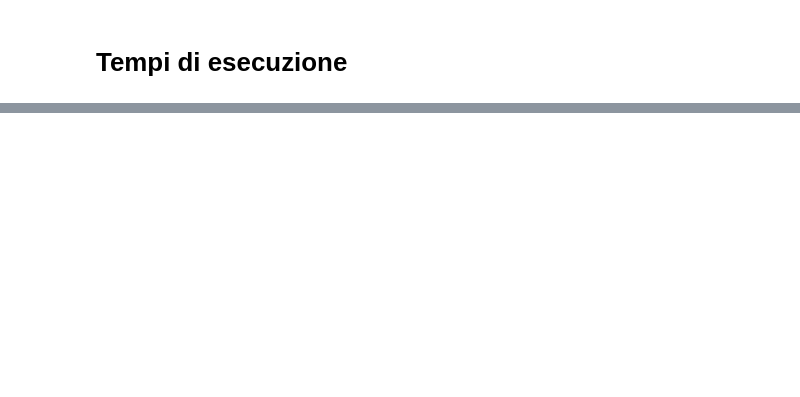
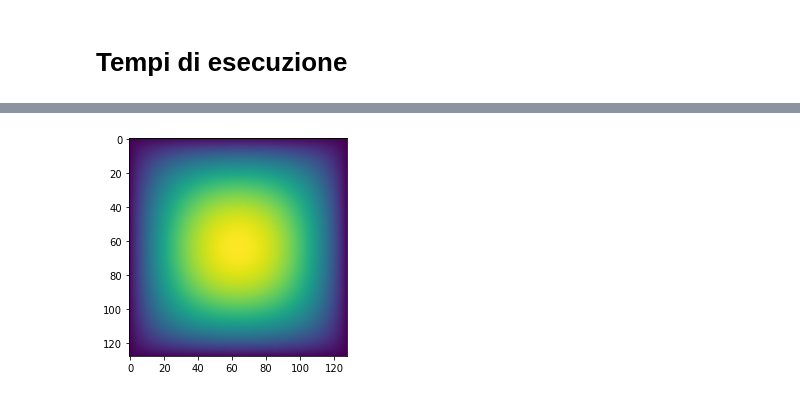
Before and after one commit to GiuliaCasti/Progetto_LabInf_2025_26, a Jupyter notebook: Task5/Notebook_Task5.ipynb, the cells around one changed output, grey strips where cells are left out. Saved outputs shown, nothing was run; the diff lists cells and outputs as text; code cells hidden in the pictures; blank space fills up the shorter version.

```diff
--- a/Task5/Notebook_Task5.ipynb
+++ b/Task5/Notebook_Task5.ipynb
@@ -168,0 +220,4 @@ KeyError: (32, 0)
+# %%
+x = plt.imshow(Z)
+# %% [output]
+[figure, added]
```
Also changed, not shown: parts of 12 cells of this notebook, 10 other files.
